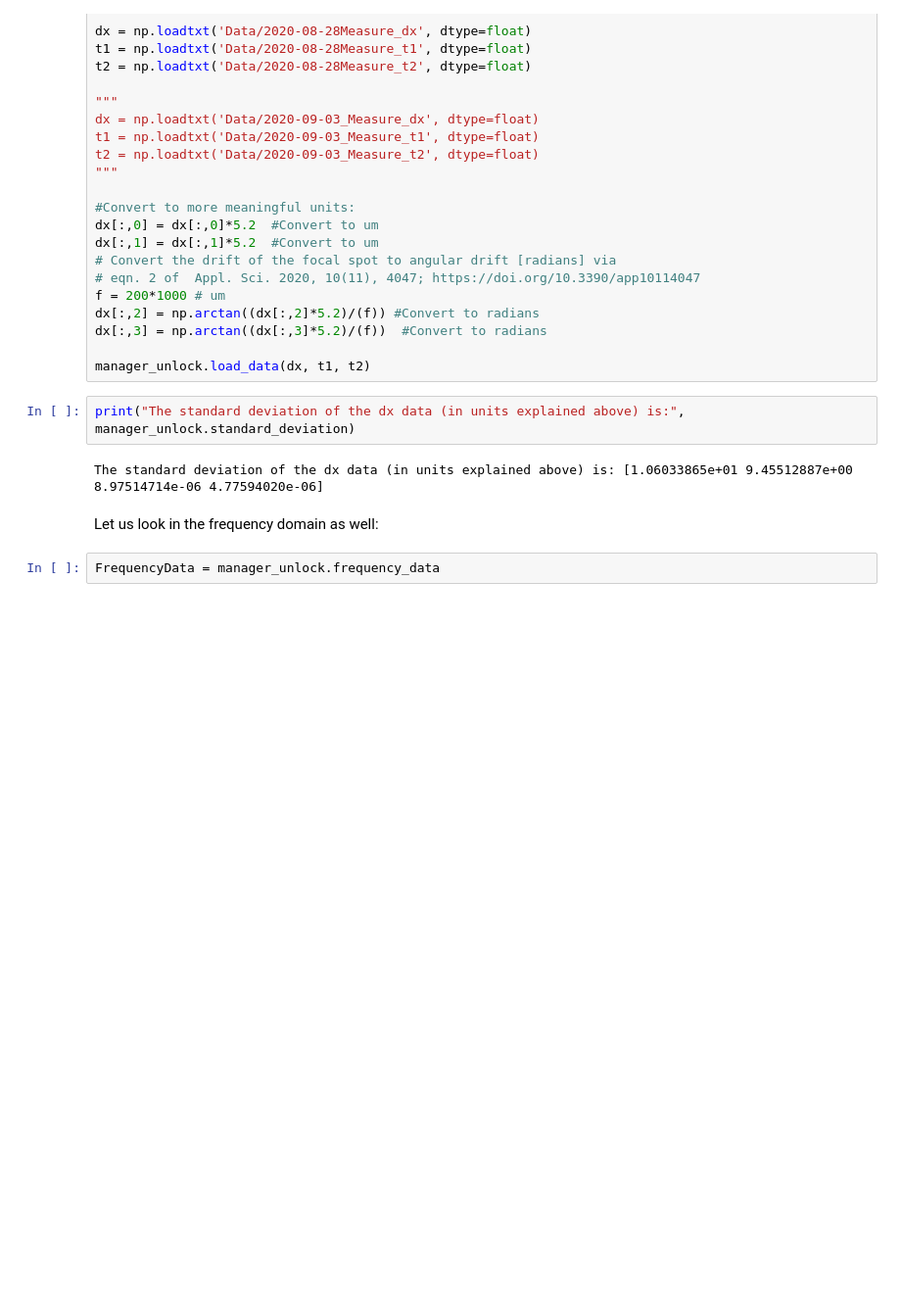
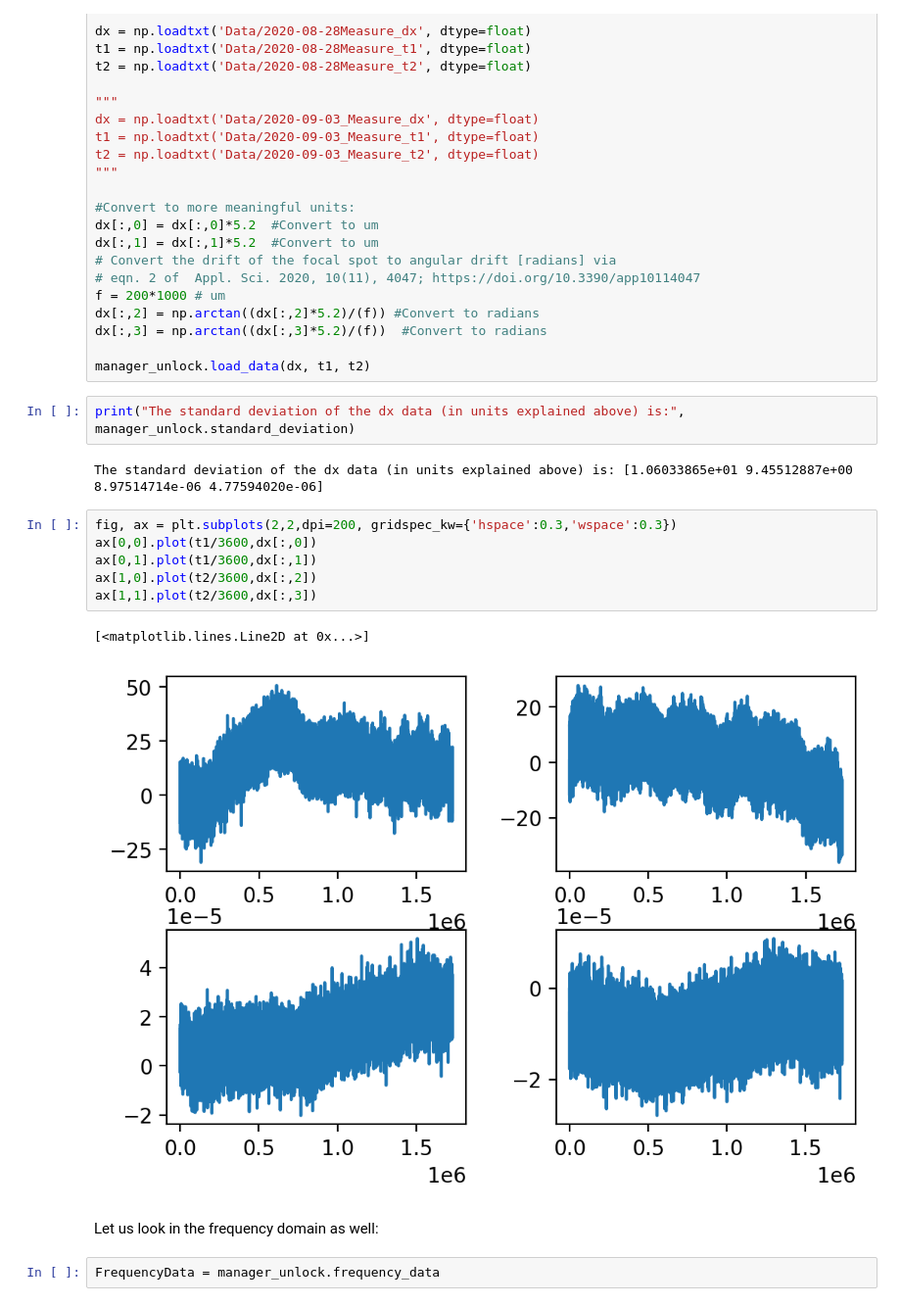
Before and after one commit to aglinn/LaserPointLock, a Jupyter notebook: Characterizing PointLock Algorithms.ipynb, the cells around one changed output. Shown: that part at 98% size. Drawn from its saved outputs; the diff is of its cells as text; blank space fills up the shorter version.

```diff
--- a/Characterizing PointLock Algorithms.ipynb
+++ b/Characterizing PointLock Algorithms.ipynb
@@ -35,6 +35,15 @@ manager_unlock.load_data(dx, t1, t2)
 print("The standard deviation of the dx data (in units explained above) is:", manager_unlock.standard_deviation)
 # %% [output]
 The standard deviation of the dx data (in units explained above) is: [1.06033865e+01 9.45512887e+00 8.97514714e-06 4.77594020e-06]
+# %%
+fig, ax = plt.subplots(2,2,dpi=200, gridspec_kw={'hspace':0.3,'wspace':0.3})
+ax[0,0].plot(t1/3600,dx[:,0])
+ax[0,1].plot(t1/3600,dx[:,1])
+ax[1,0].plot(t2/3600,dx[:,2])
+ax[1,1].plot(t2/3600,dx[:,3])
+# %% [output]
+[<matplotlib.lines.Line2D at 0x...>]
+[figure, added]
 # %% [markdown]
 Let us look in the frequency domain as well:
 # %%
```
Also changed, not shown: 39 other files.
